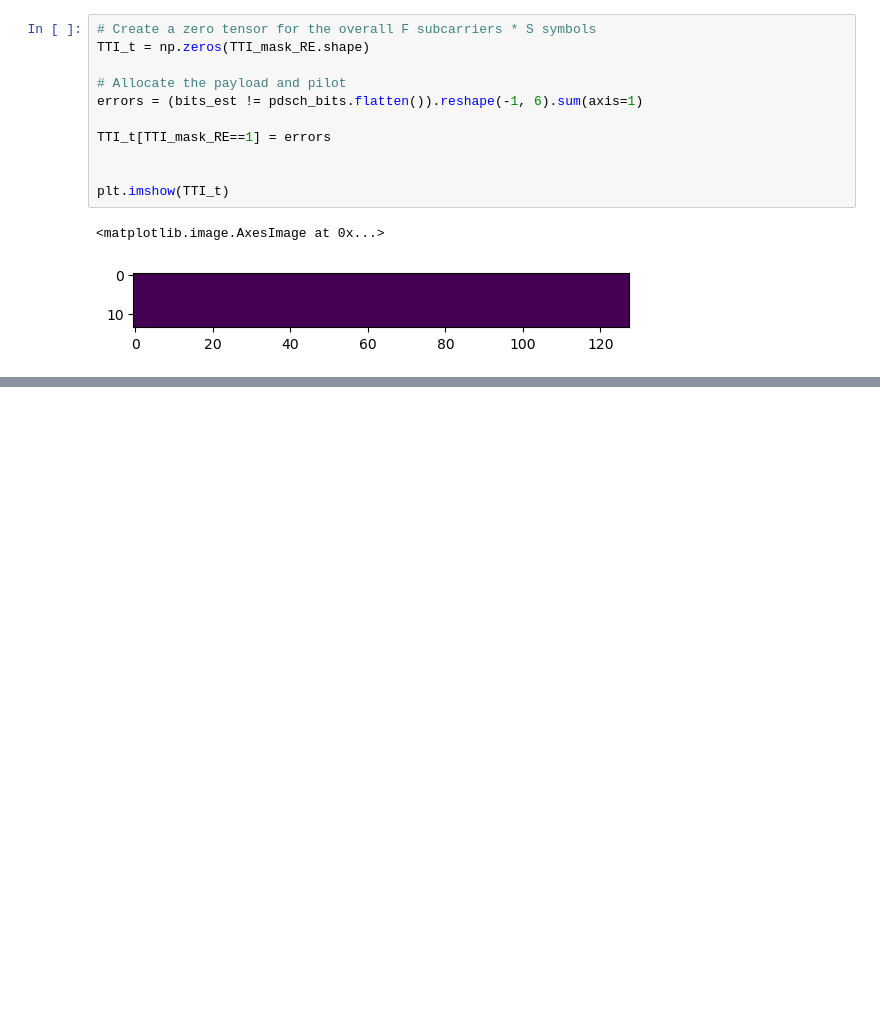
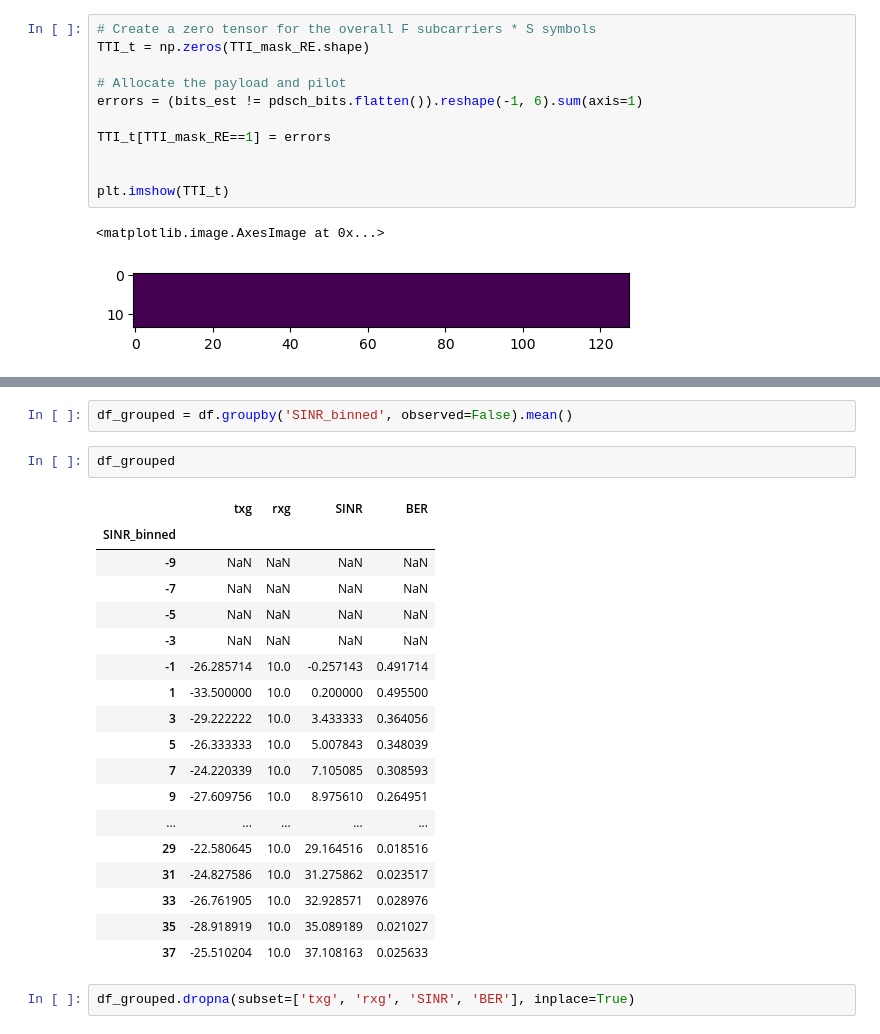
Before and after one commit to lkk688/AIsensing, a Jupyter notebook: deeplearning/ofdmsim_pytorch.ipynb, the cells around one changed output, grey strips where cells are left out. Cells and saved outputs as stored; diff of their text form; blank space fills up the shorter version.

```diff
--- a/deeplearning/ofdmsim_pytorch.ipynb
+++ b/deeplearning/ofdmsim_pytorch.ipynb
@@ -956,0 +982,25 @@ plt.imshow(TTI_t)
+# %%
+df_grouped = df.groupby('SINR_binned', observed=False).mean()
+# %%
+df_grouped
+# %% [output]
+|  | txg | rxg | SINR | BER |
+| SINR_binned |  |  |  |  |
+| -9 | NaN | NaN | NaN | NaN |
+| -7 | NaN | NaN | NaN | NaN |
+| -5 | NaN | NaN | NaN | NaN |
+| -3 | NaN | NaN | NaN | NaN |
+| -1 | -26.285714 | 10.0 | -0.257143 | 0.491714 |
+| 1 | -33.500000 | 10.0 | 0.200000 | 0.495500 |
+| 3 | -29.222222 | 10.0 | 3.433333 | 0.364056 |
+| 5 | -26.333333 | 10.0 | 5.007843 | 0.348039 |
+| 7 | -24.220339 | 10.0 | 7.105085 | 0.308593 |
+| 9 | -27.609756 | 10.0 | 8.975610 | 0.264951 |
+| ... | ... | ... | ... | ... |
+| 29 | -22.580645 | 10.0 | 29.164516 | 0.018516 |
+| 31 | -24.827586 | 10.0 | 31.275862 | 0.023517 |
+| 33 | -26.761905 | 10.0 | 32.928571 | 0.028976 |
+| 35 | -28.918919 | 10.0 | 35.089189 | 0.021027 |
+| 37 | -25.510204 | 10.0 | 37.108163 | 0.025633 |
+# %%
+df_grouped.dropna(subset=['txg', 'rxg', 'SINR', 'BER'], inplace=True)
```
Also changed, not shown: parts of 7 cells of this notebook, 3 other files.
